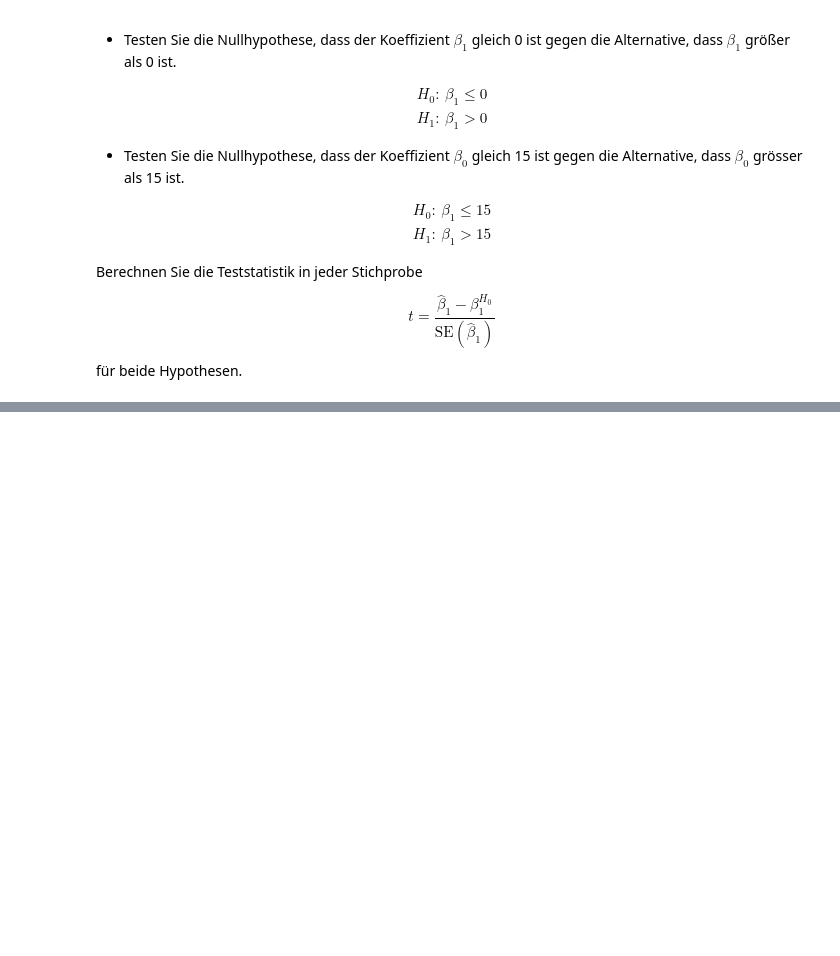
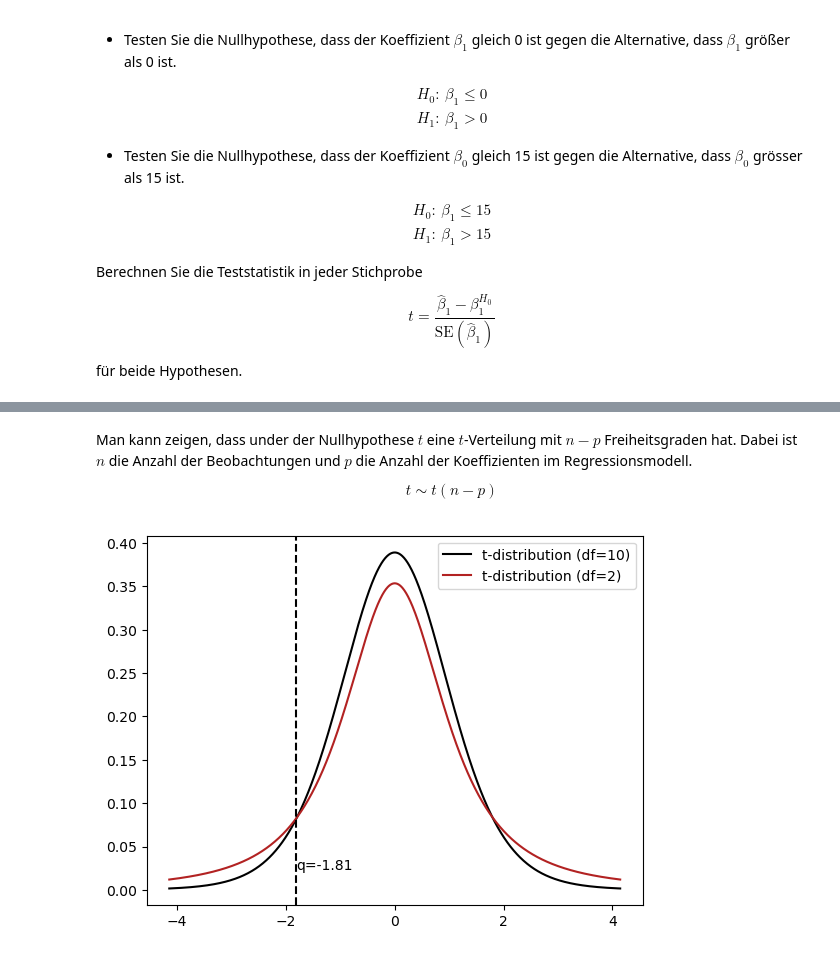
Before and after one commit to febse/econ2024-de, a Jupyter notebook: 05-Einweg-Varianzanalyse.ipynb, the cells around one changed output, grey strips where cells are left out. Cells and saved outputs as stored; diff of their text form; code cells hidden in the pictures; blank space fills up the shorter version.

```diff
--- a/05-Einweg-Varianzanalyse.ipynb
+++ b/05-Einweg-Varianzanalyse.ipynb
@@ -209,0 +265,36 @@ für beide Hypothesen.
+# %% [markdown]
+Man kann zeigen, dass under der Nullhypothese $t$ eine $t$-Verteilung mit $n - p$ Freiheitsgraden hat. Dabei ist $n$ die Anzahl der Beobachtungen und $p$ die Anzahl der Koeffizienten im Regressionsmodell.
+
+$$
+t \sim t(n - p)
+$$
+# %%
+import numpy as np
+import matplotlib.pyplot as plt
+from scipy.stats import t
+
+# Define the degrees of freedom and the quantiles
+df = 10
+quantiles = [0.05]
+
+# Compute the t-distribution density
+x = np.linspace(t.ppf(0.001, df), t.ppf(0.999, df), 1000)
+y = t.pdf(x, df)
+y1 = t.pdf(x, df=2)
+
+# Compute the quantiles
+q_values = t.ppf(quantiles, df)
+
+# Plot the density
+plt.plot(x, y, label=f't-distribution (df={df})', color='black')
+plt.plot(x, y1, label=f't-distribution (df=2)', color='firebrick')
+
+# Add vertical lines and annotations for the quantiles
+for q in q_values:
+    plt.axvline(q, color='black', linestyle='--')
+    plt.text(q, 0.02, f'q={q:.2f}', verticalalignment='bottom', horizontalalignment='left')
+
+plt.legend(loc='upper right')
+plt.show()
+# %% [output]
+[figure, added]
```
Also changed, not shown: parts of 26 cells of this notebook.
